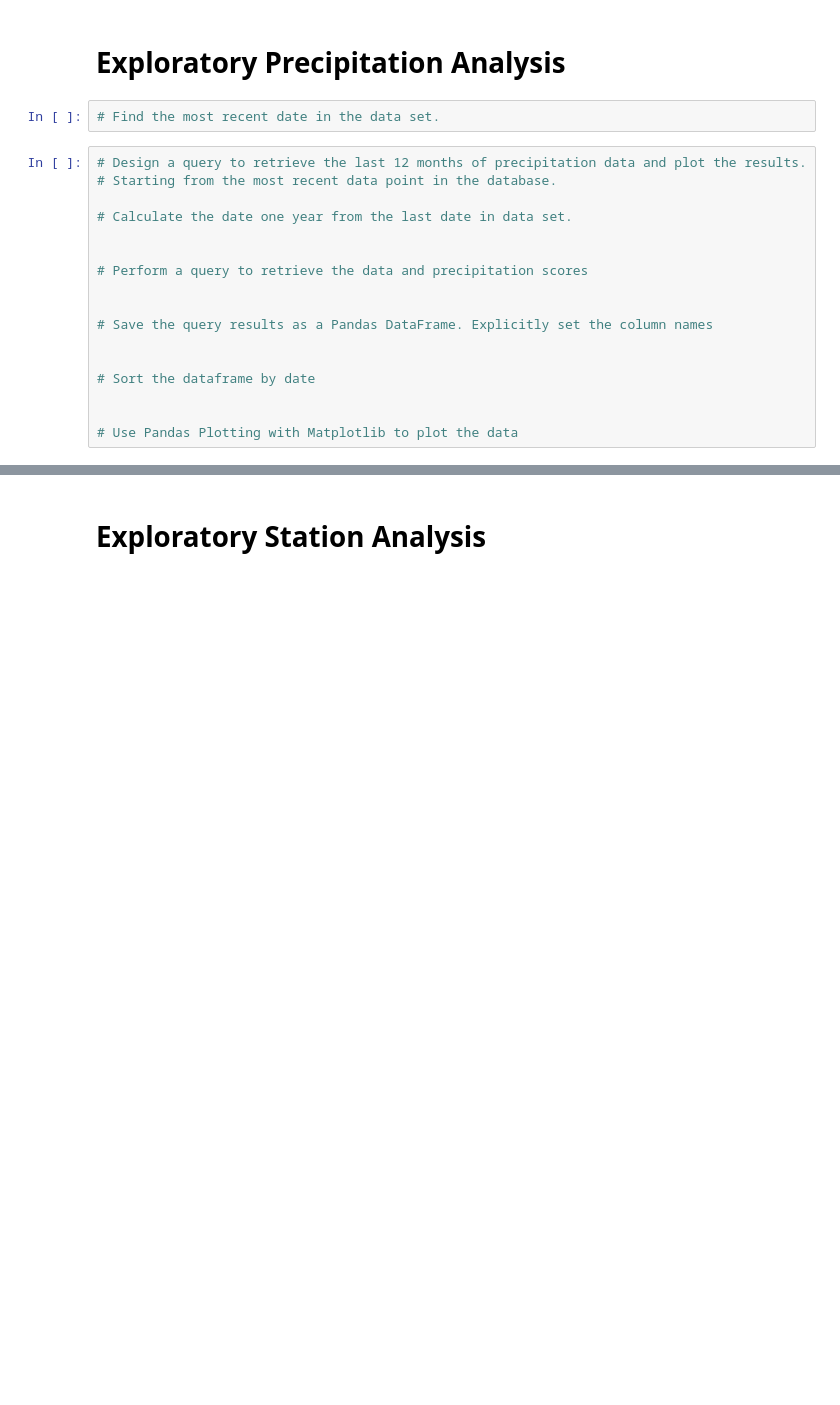
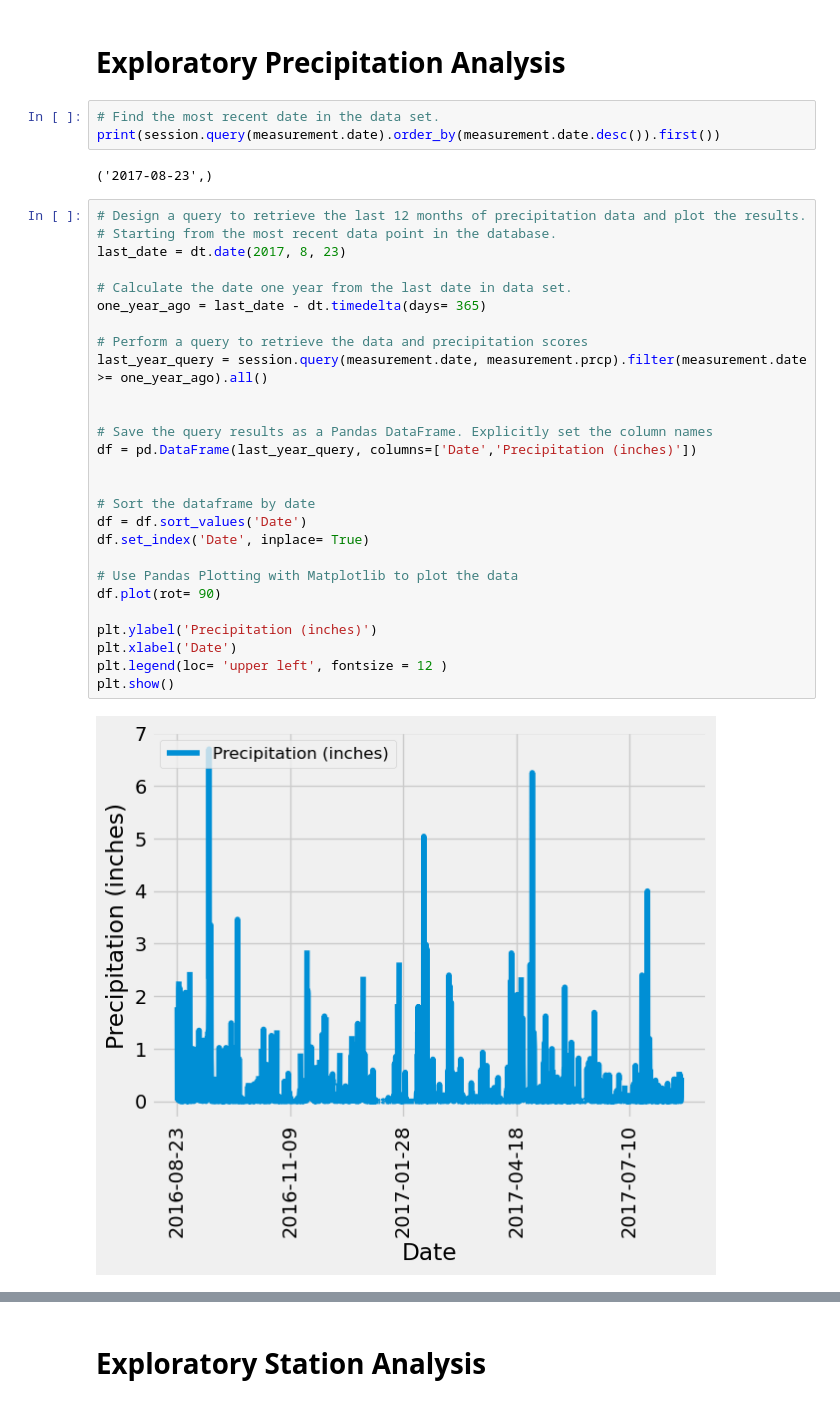
Before and after one commit to johnweissmann/sqlalchemy-challenge, a Jupyter notebook: SurfsUp/climate_starter.ipynb, the cells around one changed output, grey strips where cells are left out. Saved outputs shown, nothing was run; the diff lists cells and outputs as text; blank space fills up the shorter version.

Commit message:
Completed the precipitation analysis

```diff
--- a/SurfsUp/climate_starter.ipynb
+++ b/SurfsUp/climate_starter.ipynb
@@ -40,22 +40,37 @@ session = Session(engine)
 # Exploratory Precipitation Analysis
 # %%
 # Find the most recent date in the data set.
+print(session.query(measurement.date).order_by(measurement.date.desc()).first())
+# %% [output]
+('2017-08-23',)
 # %%
 # Design a query to retrieve the last 12 months of precipitation data and plot the results.
 # Starting from the most recent data point in the database.
+last_date = dt.date(2017, 8, 23)
 
 # Calculate the date one year from the last date in data set.
-
+one_year_ago = last_date - dt.timedelta(days= 365)
 
 # Perform a query to retrieve the data and precipitation scores
+last_year_query = session.query(measurement.date, measurement.prcp).filter(measurement.date >= one_year_ago).all()
 
 
 # Save the query results as a Pandas DataFrame. Explicitly set the column names
+df = pd.DataFrame(last_year_query, columns=['Date','Precipitation (inches)'])
 
 
 # Sort the dataframe by date
-
+df = df.sort_values('Date')
+df.set_index('Date', inplace= True)
 
 # Use Pandas Plotting with Matplotlib to plot the data
+df.plot(rot= 90)
+
+plt.ylabel('Precipitation (inches)')
+plt.xlabel('Date')
+plt.legend(loc= 'upper left', fontsize = 12 )
+plt.show()
+# %% [output]
+[figure, added]
 # %%
 # Use Pandas to calculate the summary statistics for the precipitation data
```
Also changed, not shown: parts of 1 cell of this notebook, 1 other file.
